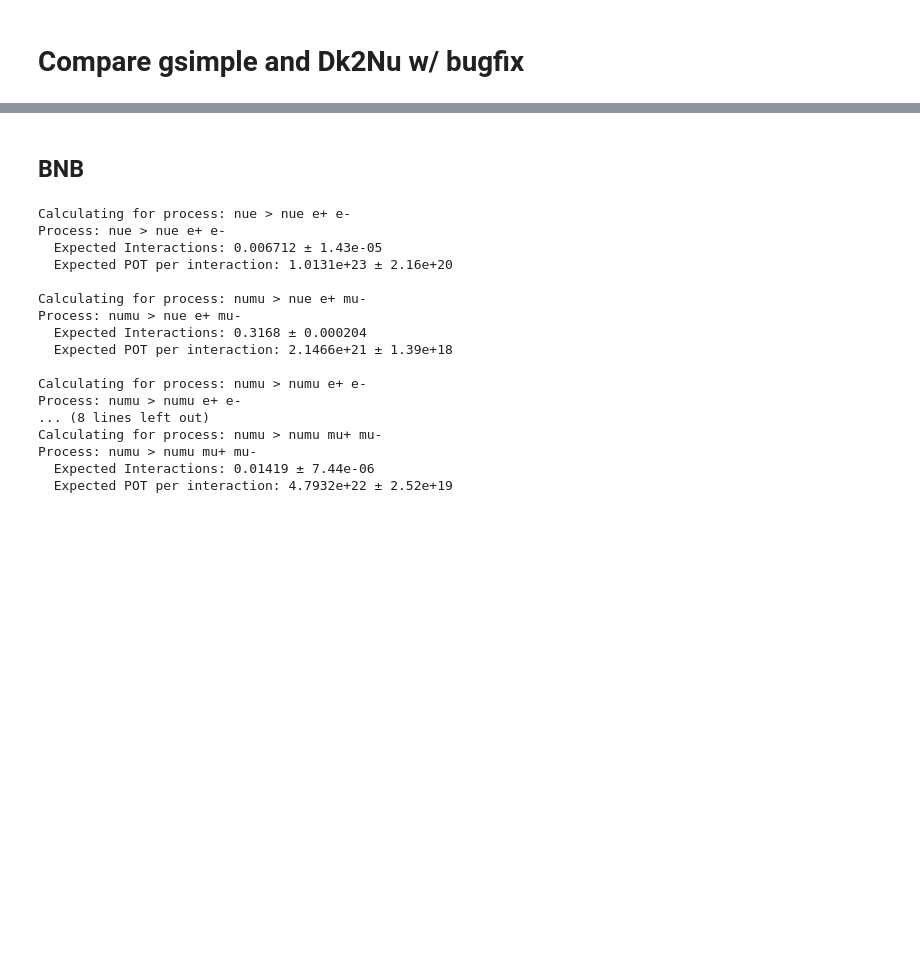
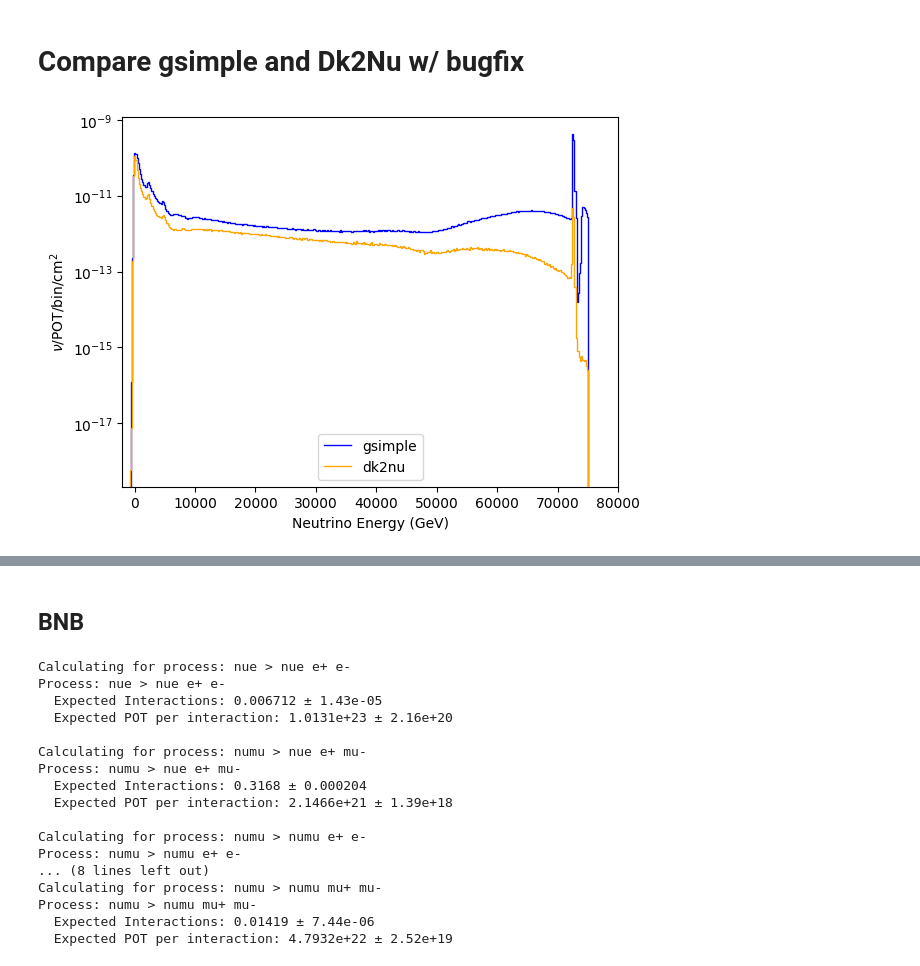
Before and after one commit to JoeBateman/uboone_epem_trident, a Jupyter notebook: cross_sections/rates_and_pot.ipynb, the cells around one changed output, grey strips where cells are left out. Saved outputs shown, nothing was run; the diff lists cells and outputs as text; code cells hidden in the pictures; blank space fills up the shorter version.

```diff
--- a/cross_sections/rates_and_pot.ipynb
+++ b/cross_sections/rates_and_pot.ipynb
@@ -145,4 +168,56 @@ def rebin_hist(values, edges, threshold, new_bin_width):
     edges.extend(list(new_edges))
 
     return values, edges
+# %%
+horn_curr = 'RHC'
+plot_z = True
+
+if plot_z:
+    x_threshold = -2000.0 # cm
+    x_max = 80000 # cm
+    rebin_threshold = None # GeV
+    rebin_width = None # GeV
+else:
+    x_threshold = 0.0 # GeV
+    x_max = 5 # GeV
+
+
+
+    rebin_threshold = 2 # GeV
+    rebin_width = 1 # GeV
+
+flux_gsimple = load_flux_file(beam=f'NuMI_gsimple_{horn_curr}', get_z=plot_z)
+flux_dk2nu = load_flux_file(beam=f'NuMI_{horn_curr}', get_z=plot_z)
+
+gsimple_tot = None
+dk2nu_tot = None
+
+for flavour in ['nue', 'numu', 'nuebar', 'numubar']:
+    gsimple_edges = flux_gsimple['bins']
+    dk2nu_edges = flux_dk2nu['bins']
+    centers = 0.5 * (gsimple_edges[:-1] + gsimple_edges[1:])
+
+    gsimple_values = flux_gsimple[flavour]  # units: nu/POT/25 MeV/cm2
+    dk2nu_values = flux_dk2nu[flavour]  # units: nu/POT/25 MeV/cm2
+
+    if gsimple_tot is None:
+        gsimple_tot = np.array(gsimple_values)
+    else:
+        gsimple_tot += np.array(gsimple_values)
+
+    if dk2nu_tot is None:
+        dk2nu_tot = np.array(dk2nu_values)
+    else:
+        dk2nu_tot += np.array(dk2nu_values)
+
+plt.stairs(gsimple_tot, gsimple_edges, label='gsimple', color='blue')
+plt.stairs(dk2nu_tot, dk2nu_edges, label='dk2nu', color='orange')
+plt.legend()
+plt.yscale('log')
+plt.xlabel('Neutrino Energy (GeV)')
+plt.ylabel(r'$\nu$/POT/bin/cm$^{2}$')
+plt.xlim(x_threshold, x_max)
+plt.show()
+# %% [output]
+[figure, added]
 # %%
```
Also changed, not shown: parts of 15 cells of this notebook.
